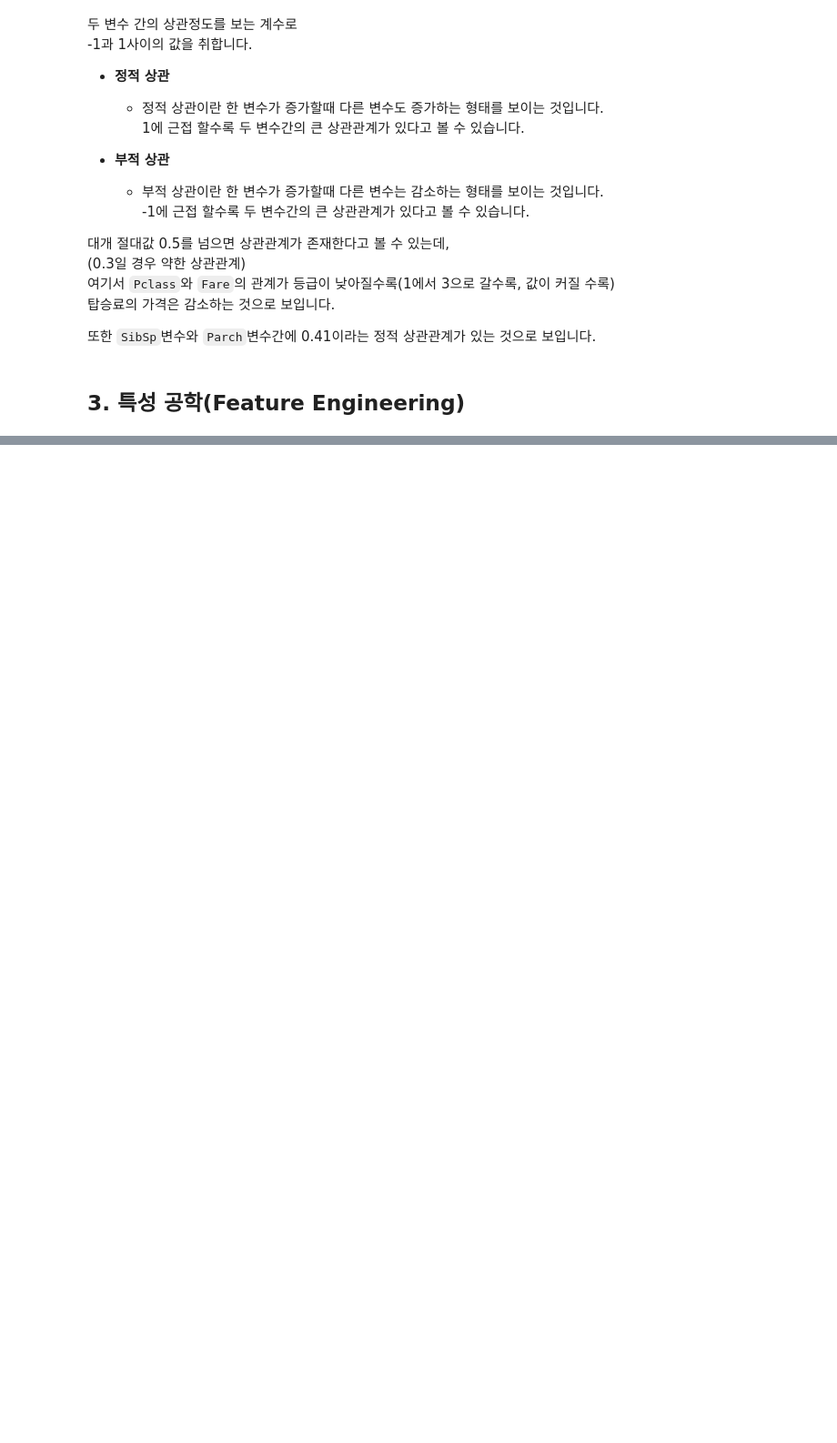
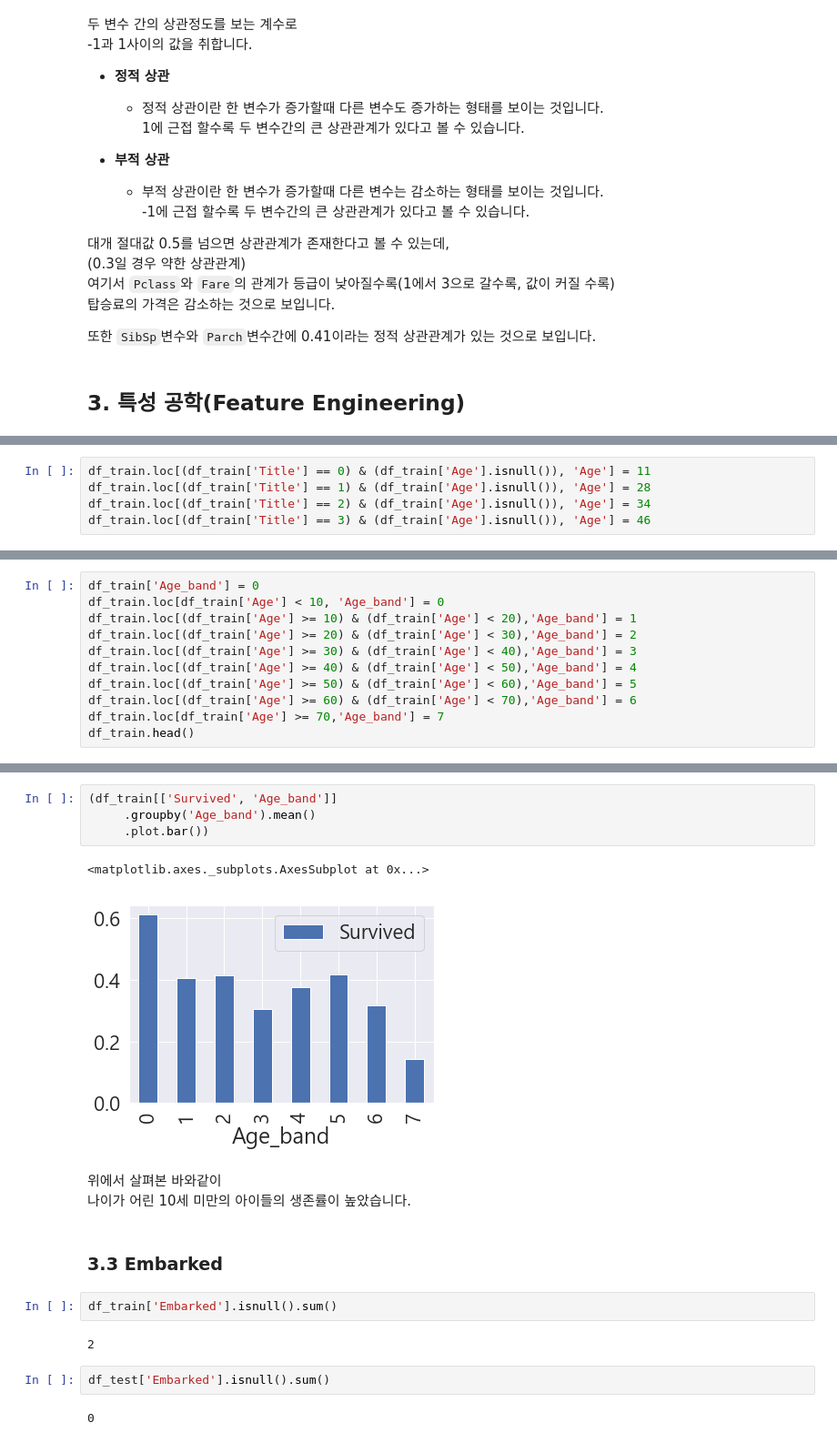
Before and after one commit to hodurie/Kaggle_Challenge, a Jupyter notebook: titanic/Baseline.ipynb, the cells around one changed output, grey strips where cells are left out. Shown at 91% size. Cells and saved outputs as stored; diff of their text form; blank space fills up the shorter version.

```diff
--- a/titanic/Baseline.ipynb
+++ b/titanic/Baseline.ipynb
@@ -964,0 +1237,5 @@ df_test.drop('PassengerId', axis = 1, inplace = True)
+# %%
+df_train.loc[(df_train['Title'] == 0) & (df_train['Age'].isnull()), 'Age'] = 11
+df_train.loc[(df_train['Title'] == 1) & (df_train['Age'].isnull()), 'Age'] = 28
+df_train.loc[(df_train['Title'] == 2) & (df_train['Age'].isnull()), 'Age'] = 34
+df_train.loc[(df_train['Title'] == 3) & (df_train['Age'].isnull()), 'Age'] = 46
@@ -964,0 +1273,11 @@ df_test.drop('PassengerId', axis = 1, inplace = True)
+# %%
+df_train['Age_band'] = 0
+df_train.loc[df_train['Age'] < 10, 'Age_band'] = 0
+df_train.loc[(df_train['Age'] >= 10) & (df_train['Age'] < 20),'Age_band'] = 1
+df_train.loc[(df_train['Age'] >= 20) & (df_train['Age'] < 30),'Age_band'] = 2
+df_train.loc[(df_train['Age'] >= 30) & (df_train['Age'] < 40),'Age_band'] = 3
+df_train.loc[(df_train['Age'] >= 40) & (df_train['Age'] < 50),'Age_band'] = 4
+df_train.loc[(df_train['Age'] >= 50) & (df_train['Age'] < 60),'Age_band'] = 5
+df_train.loc[(df_train['Age'] >= 60) & (df_train['Age'] < 70),'Age_band'] = 6
+df_train.loc[df_train['Age'] >= 70,'Age_band'] = 7
+df_train.head()
@@ -964,0 +1309,20 @@ df_test.drop('PassengerId', axis = 1, inplace = True)
+# %%
+(df_train[['Survived', 'Age_band']]
+     .groupby('Age_band').mean()
+     .plot.bar())
+# %% [output]
+<matplotlib.axes._subplots.AxesSubplot at 0x...>
+[figure, added]
+# %% [markdown]
+위에서 살펴본 바와같이
+나이가 어린 10세 미만의 아이들의 생존률이 높았습니다.
+# %% [markdown]
+### 3.3 Embarked
+# %%
+df_train['Embarked'].isnull().sum()
+# %% [output]
+2
+# %%
+df_test['Embarked'].isnull().sum()
+# %% [output]
+0
```
Also changed, not shown: parts of 69 cells of this notebook.
